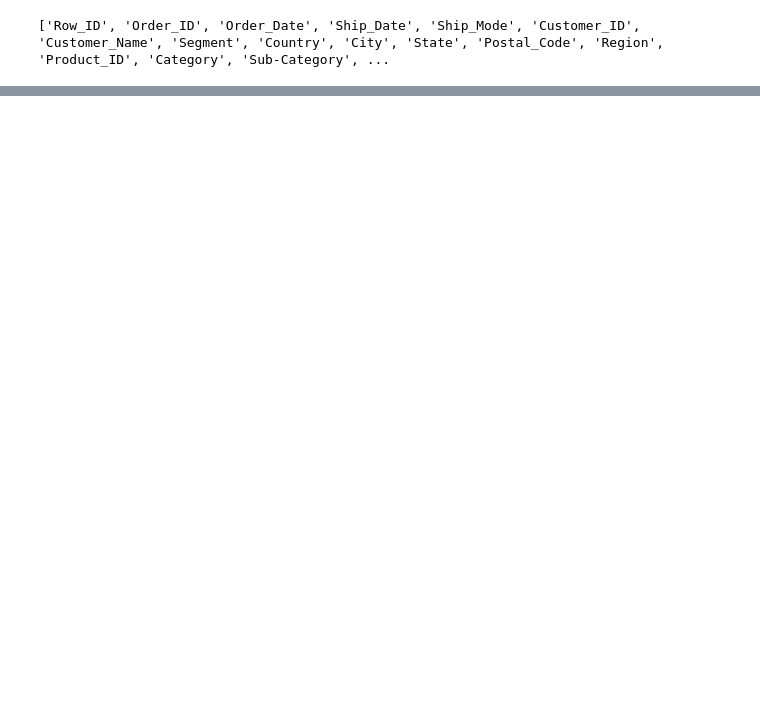
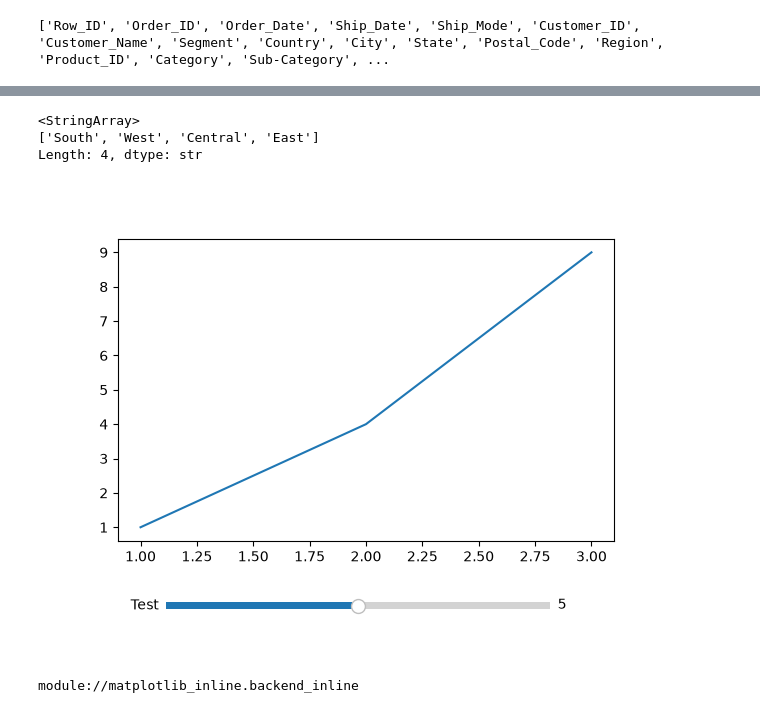
Before and after one commit to esti-sidley342/DI-Bootcamp-Stage1, a Jupyter notebook: Day1/DailyChallenge/Week4Day1.ipynb, the cells around one changed output, grey strips where cells are left out. Saved outputs shown, nothing was run; the diff lists cells and outputs as text; code cells hidden in the pictures; blank space fills up the shorter version.

```diff
--- a/Day1/DailyChallenge/Week4Day1.ipynb
+++ b/Day1/DailyChallenge/Week4Day1.ipynb
@@ -142,0 +279,44 @@ def plot_sales_trend(region):
+# %%
+print(df['Region'].unique())
+
+# Clean Region values
+df['Region'] = df['Region'].str.strip()
+
+regions = ['All'] + sorted(df['Region'].unique())
+# %% [output]
+<StringArray>
+['South', 'West', 'Central', 'East']
+Length: 4, dtype: str
+# %%
+import matplotlib.pyplot as plt
+from matplotlib.widgets import Slider
+%matplotlib widget
+fig, ax = plt.subplots()
+plt.subplots_adjust(bottom=0.25)
+
+ax.plot([1, 2, 3], [1, 4, 9])
+
+slider_ax = plt.axes([0.2, 0.1, 0.6, 0.03])
+
+slider = Slider(
+    slider_ax,
+    "Test",
+    0,
+    10,
+    valinit=5
+)
+
+def update(val):
+    print("Slider moved:", slider.val)
+
+slider.on_changed(update)
+
+plt.show()
+# %% [output]
+[figure, added]
+# %%
+import matplotlib
+
+print(matplotlib.get_backend())
+# %% [output]
+module://matplotlib_inline.backend_inline
```
Also changed, not shown: parts of 3 cells of this notebook, 1 other file.
